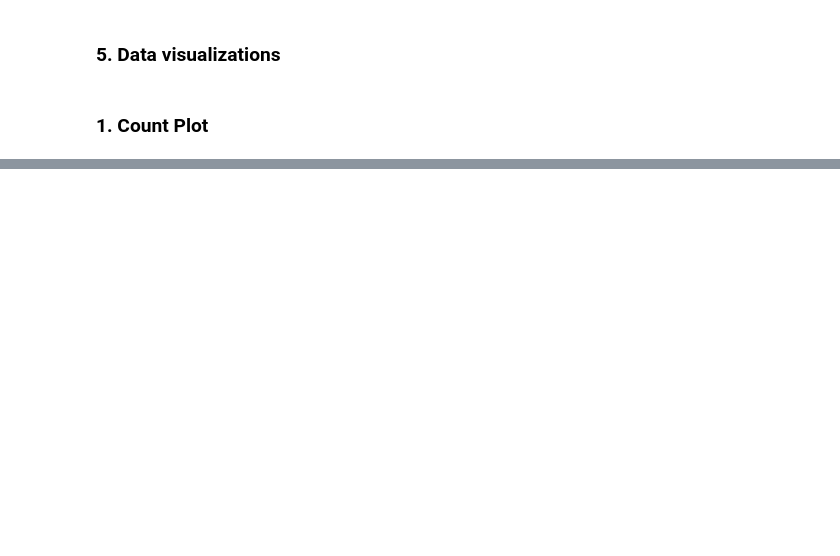
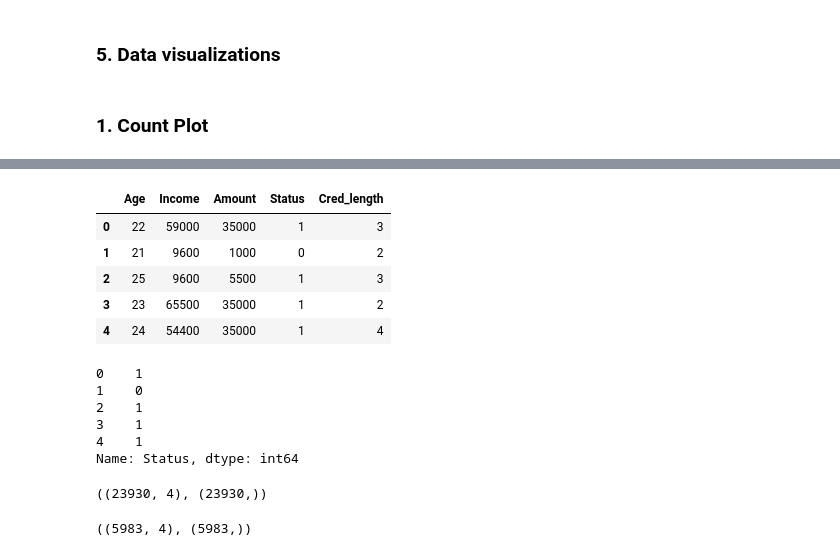
Before and after one commit to pradeepkhadka505/Skilearn-MachineLearning, a Jupyter notebook: Pandas_DataAnalysis/Cradit_Card_RiskAnalyis.ipynb, the cells around one changed output, grey strips where cells are left out. Cells and saved outputs as stored; diff of their text form; code cells hidden in the pictures; blank space fills up the shorter version.

```diff
--- a/Pandas_DataAnalysis/Cradit_Card_RiskAnalyis.ipynb
+++ b/Pandas_DataAnalysis/Cradit_Card_RiskAnalyis.ipynb
@@ -221,0 +258,18 @@ plt.show()
+# %%
+data.head()
+# %% [output]
+|  | Age | Income | Amount | Status | Cred_length |
+| 0 | 22 | 59000 | 35000 | 1 | 3 |
+| 1 | 21 | 9600 | 1000 | 0 | 2 |
+| 2 | 25 | 9600 | 5500 | 1 | 3 |
+| 3 | 23 | 65500 | 35000 | 1 | 2 |
+| 4 | 24 | 54400 | 35000 | 1 | 4 |
+# %%
+y.head()
+# %% [output]
+0    1
+1    0
+2    1
+3    1
+4    1
+Name: Status, dtype: int64
@@ -221,0 +284,8 @@ plt.show()
+# %%
+X_train.shape, y_train.shape
+# %% [output]
+((23930, 4), (23930,))
+# %%
+X_test.shape, y_test.shape
+# %% [output]
+((5983, 4), (5983,))
```
Also changed, not shown: parts of 33 cells of this notebook.
